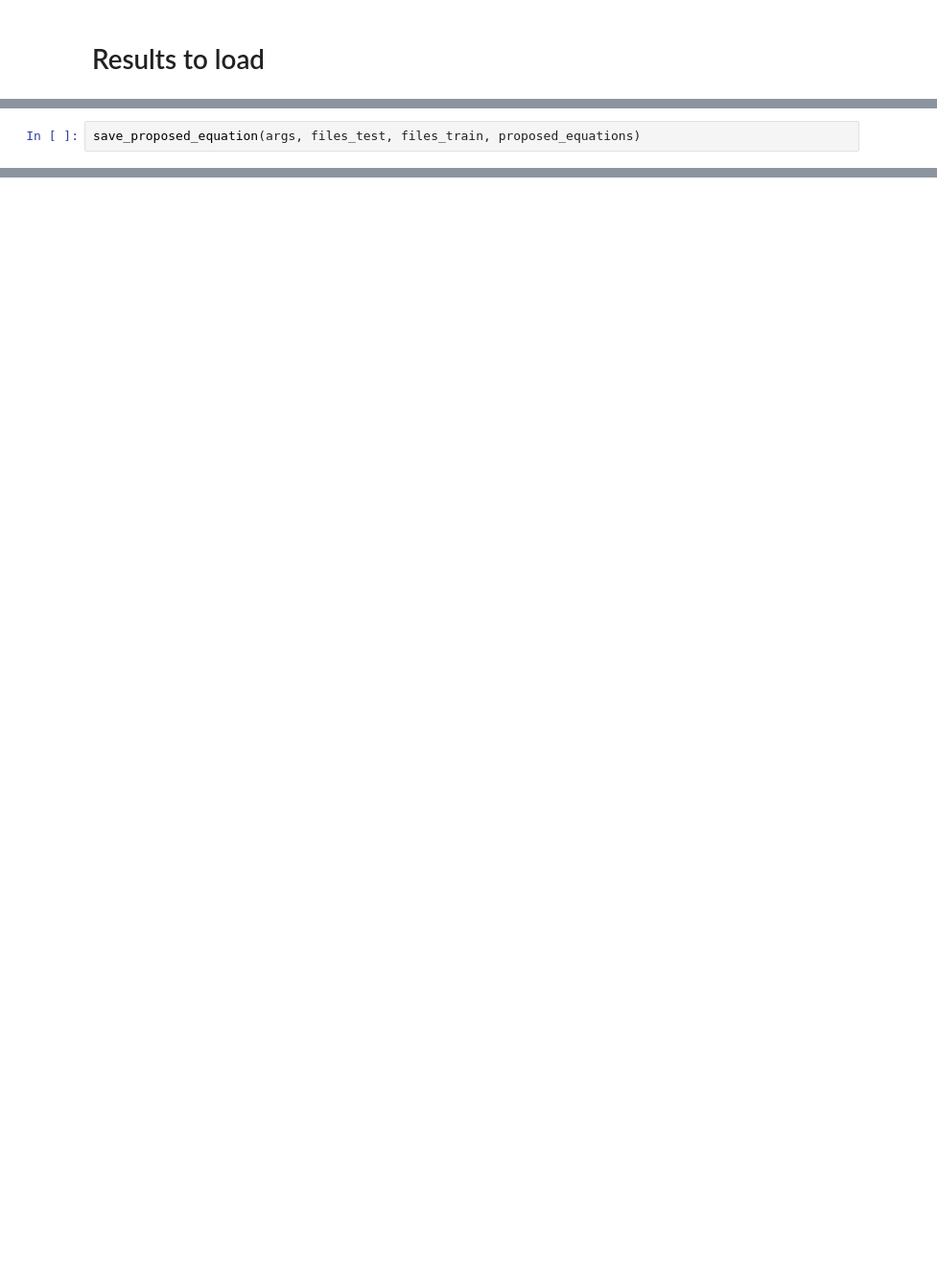
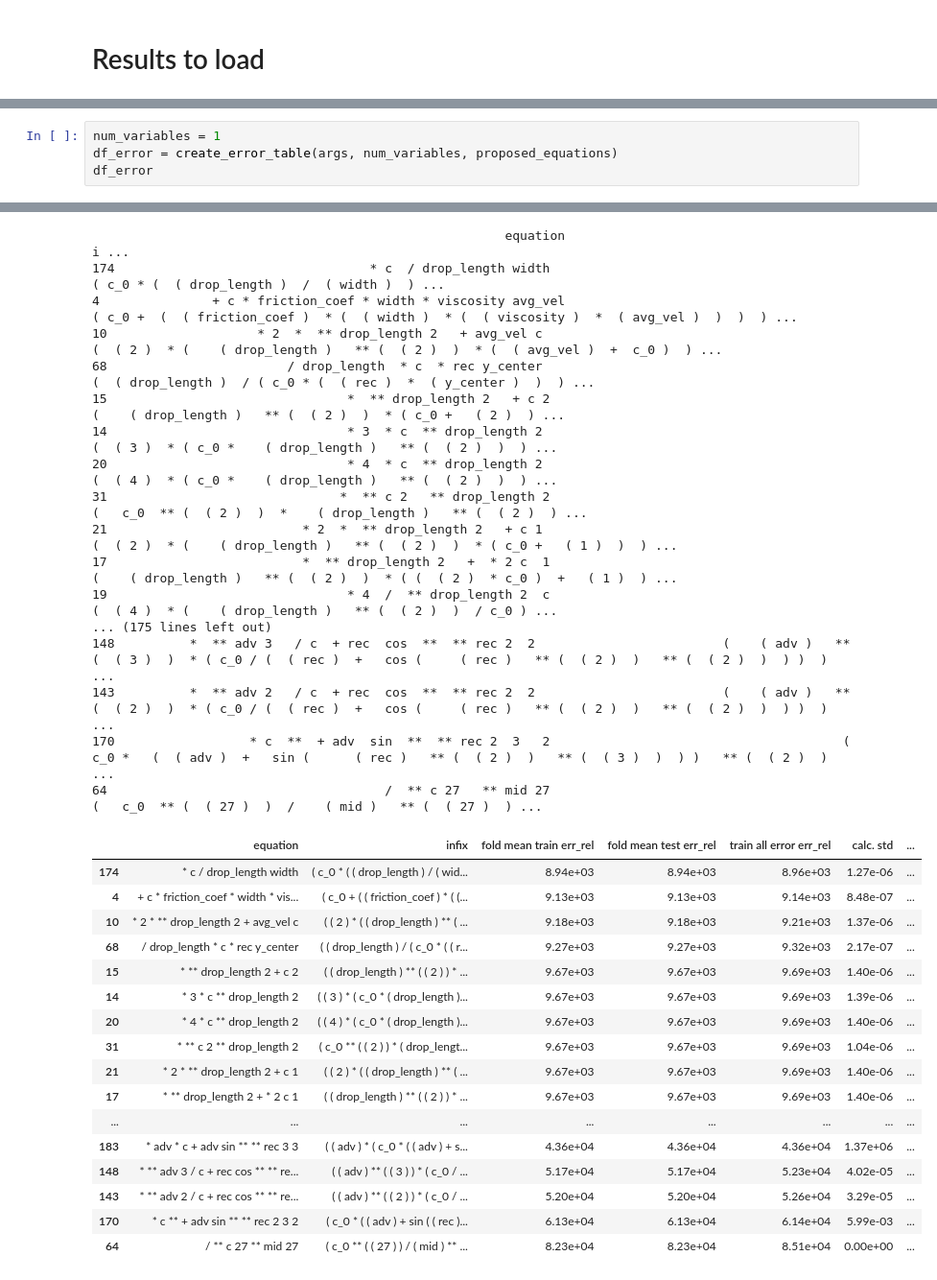
Before and after one commit to BayremAg/EquationDiscoveryDropFriction, a Jupyter notebook: src/analyse_equations/analyse_equations.ipynb, the cells around one changed output, grey strips where cells are left out. Shown at 96% size. Cells and saved outputs as stored; diff of their text form; blank space fills up the shorter version.

```diff
--- a/src/analyse_equations/analyse_equations.ipynb
+++ b/src/analyse_equations/analyse_equations.ipynb
@@ -85,3 +96,5 @@ Traceback (most recent call last):
 # %%
-save_proposed_equation(args, files_test, files_train, proposed_equations)
+num_variables = 1
+df_error = create_error_table(args, num_variables, proposed_equations)
+df_error
 # %% [output]
@@ -89 +121,35 @@ Proposed Equations are saved to: /home/jbrugger/PycharmProjects/EquatationDiscov
+                                                       equation                                                                                                                                        i ...
+174                                  * c  / drop_length width                                                                                                ( c_0 * (  ( drop_length )  /  ( width )  ) ...
+4               + c * friction_coef * width * viscosity avg_vel                                               ( c_0 +  (  ( friction_coef )  * (  ( width )  * (  ( viscosity )  *  ( avg_vel )  )  )  ) ...
+10                    * 2  *  ** drop_length 2   + avg_vel c                                                            (  ( 2 )  * (    ( drop_length )   ** (  ( 2 )  )  * (  ( avg_vel )  +  c_0 )  ) ...
+68                        / drop_length  * c  * rec y_center                                                                             (  ( drop_length )  / ( c_0 * (  ( rec )  *  ( y_center )  )  ) ...
+15                                *  ** drop_length 2   + c 2                                                                                (    ( drop_length )   ** (  ( 2 )  )  * ( c_0 +   ( 2 )  ) ...
+14                                * 3  * c  ** drop_length 2                                                                                  (  ( 3 )  * ( c_0 *    ( drop_length )   ** (  ( 2 )  )  ) ...
+20                                * 4  * c  ** drop_length 2                                                                                  (  ( 4 )  * ( c_0 *    ( drop_length )   ** (  ( 2 )  )  ) ...
+31                               *  ** c 2   ** drop_length 2                                                                             (   c_0  ** (  ( 2 )  )  *    ( drop_length )   ** (  ( 2 )  ) ...
+21                          * 2  *  ** drop_length 2   + c 1                                                                  (  ( 2 )  * (    ( drop_length )   ** (  ( 2 )  )  * ( c_0 +   ( 1 )  )  ) ...
+17                          *  ** drop_length 2   +  * 2 c  1                                                                 (    ( drop_length )   ** (  ( 2 )  )  * ( (  ( 2 )  * c_0 )  +   ( 1 )  ) ...
+19                                * 4  /  ** drop_length 2  c                                                                                 (  ( 4 )  * (    ( drop_length )   ** (  ( 2 )  )  / c_0 ) ...
+... (175 lines left out)
+148          *  ** adv 3   / c  + rec  cos  **  ** rec 2  2                         (    ( adv )   ** (  ( 3 )  )  * ( c_0 / (  ( rec )  +   cos (     ( rec )   ** (  ( 2 )  )   ** (  ( 2 )  )  ) )  ) ...
+143          *  ** adv 2   / c  + rec  cos  **  ** rec 2  2                         (    ( adv )   ** (  ( 2 )  )  * ( c_0 / (  ( rec )  +   cos (     ( rec )   ** (  ( 2 )  )   ** (  ( 2 )  )  ) )  ) ...
+170                  * c  **  + adv  sin  **  ** rec 2  3   2                                       ( c_0 *   (  ( adv )  +   sin (      ( rec )   ** (  ( 2 )  )   ** (  ( 3 )  )  ) )   ** (  ( 2 )  ) ...
+64                                     /  ** c 27   ** mid 27                                                                                   (   c_0  ** (  ( 27 )  )  /    ( mid )   ** (  ( 27 )  ) ...
+|  | equation | infix | fold mean train err_rel | fold mean test err_rel | train all error err_rel | calc. std | ... |
+| 174 | * c / drop_length width | ( c_0 * ( ( drop_length ) / ( wid... | 8.94e+03 | 8.94e+03 | 8.96e+03 | 1.27e-06 | ... |
+| 4 | + c * friction_coef * width * vis... | ( c_0 + ( ( friction_coef ) * ( (... | 9.13e+03 | 9.13e+03 | 9.14e+03 | 8.48e-07 | ... |
+| 10 | * 2 * ** drop_length 2 + avg_vel c | ( ( 2 ) * ( ( drop_length ) ** ( ... | 9.18e+03 | 9.18e+03 | 9.21e+03 | 1.37e-06 | ... |
+| 68 | / drop_length * c * rec y_center | ( ( drop_length ) / ( c_0 * ( ( r... | 9.27e+03 | 9.27e+03 | 9.32e+03 | 2.17e-07 | ... |
+| 15 | * ** drop_length 2 + c 2 | ( ( drop_length ) ** ( ( 2 ) ) * ... | 9.67e+03 | 9.67e+03 | 9.69e+03 | 1.40e-06 | ... |
+| 14 | * 3 * c ** drop_length 2 | ( ( 3 ) * ( c_0 * ( drop_length )... | 9.67e+03 | 9.67e+03 | 9.69e+03 | 1.39e-06 | ... |
+| 20 | * 4 * c ** drop_length 2 | ( ( 4 ) * ( c_0 * ( drop_length )... | 9.67e+03 | 9.67e+03 | 9.69e+03 | 1.40e-06 | ... |
+| 31 | * ** c 2 ** drop_length 2 | ( c_0 ** ( ( 2 ) ) * ( drop_lengt... | 9.67e+03 | 9.67e+03 | 9.69e+03 | 1.04e-06 | ... |
+| 21 | * 2 * ** drop_length 2 + c 1 | ( ( 2 ) * ( ( drop_length ) ** ( ... | 9.67e+03 | 9.67e+03 | 9.69e+03 | 1.40e-06 | ... |
+| 17 | * ** drop_length 2 + * 2 c 1 | ( ( drop_length ) ** ( ( 2 ) ) * ... | 9.67e+03 | 9.67e+03 | 9.69e+03 | 1.40e-06 | ... |
+| ... | ... | ... | ... | ... | ... | ... | ... |
+| 183 | * adv * c + adv sin ** ** rec 3 3 | ( ( adv ) * ( c_0 * ( ( adv ) + s... | 4.36e+04 | 4.36e+04 | 4.36e+04 | 1.37e+06 | ... |
+| 148 | * ** adv 3 / c + rec cos ** ** re... | ( ( adv ) ** ( ( 3 ) ) * ( c_0 / ... | 5.17e+04 | 5.17e+04 | 5.23e+04 | 4.02e-05 | ... |
+| 143 | * ** adv 2 / c + rec cos ** ** re... | ( ( adv ) ** ( ( 2 ) ) * ( c_0 / ... | 5.20e+04 | 5.20e+04 | 5.26e+04 | 3.29e-05 | ... |
+| 170 | * c ** + adv sin ** ** rec 2 3 2 | ( c_0 * ( ( adv ) + sin ( ( rec )... | 6.13e+04 | 6.13e+04 | 6.14e+04 | 5.99e-03 | ... |
+| 64 | / ** c 27 ** mid 27 | ( c_0 ** ( ( 27 ) ) / ( mid ) ** ... | 8.23e+04 | 8.23e+04 | 8.51e+04 | 0.00e+00 | ... |
 # %% [markdown]
```
Also changed, not shown: parts of 20 cells of this notebook.
